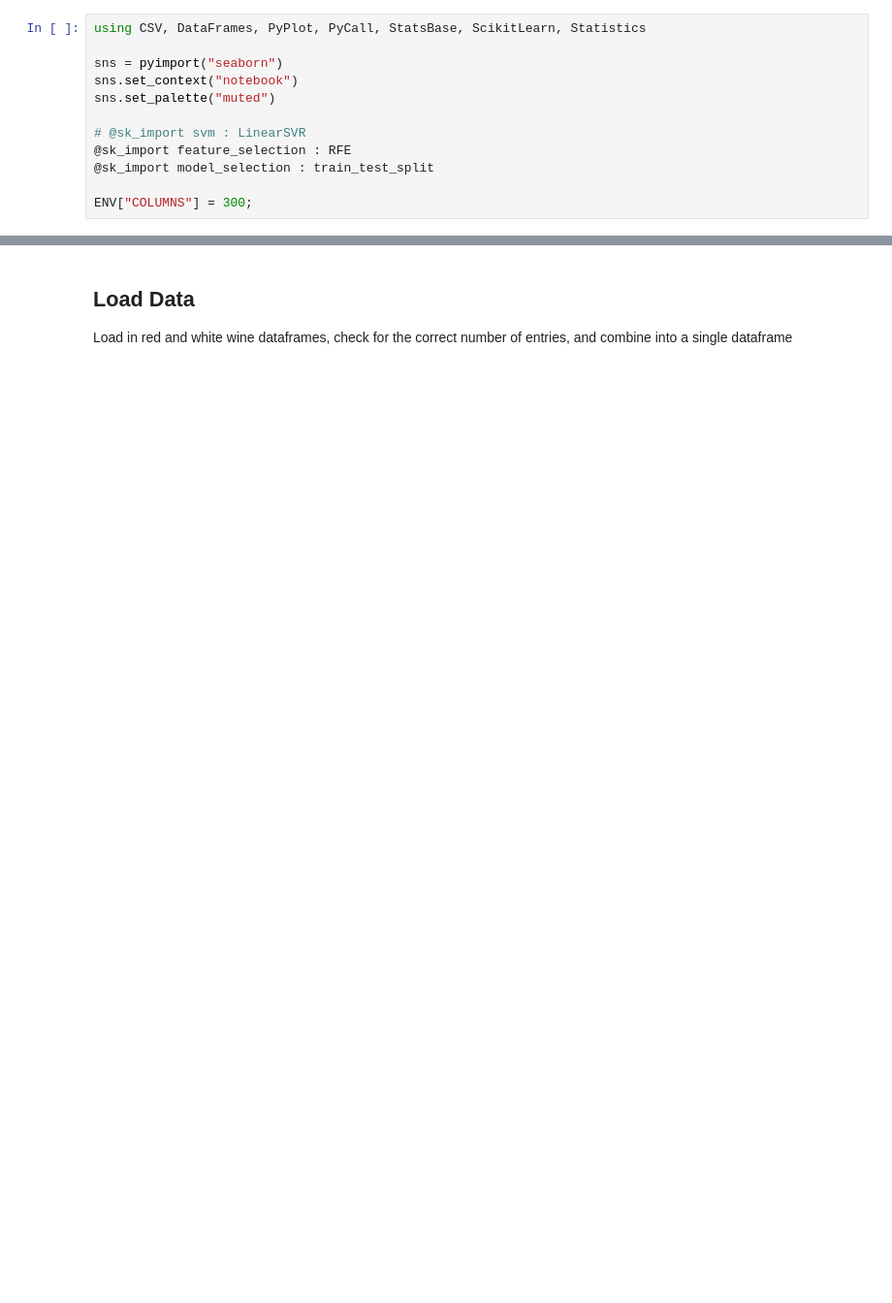
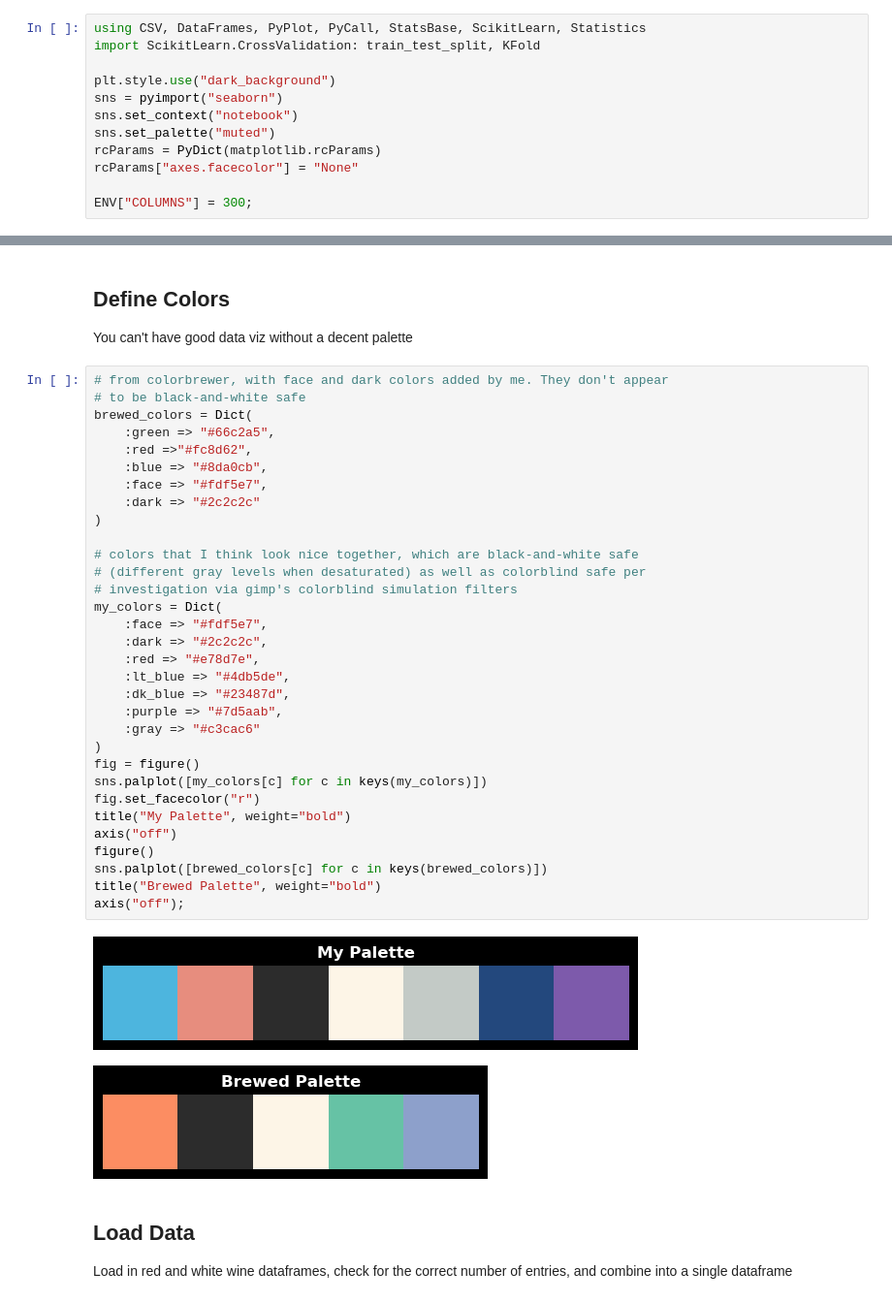
Before and after one commit to cartemic/CHE-599-intro-to-data-science, a Jupyter notebook: Project/Wine Quality.ipynb, the cells around one changed output, grey strips where cells are left out. Shown: that part at 97% size. Saved outputs shown, nothing was run; the diff lists cells and outputs as text; blank space fills up the shorter version.

```diff
--- a/Project/Wine Quality.ipynb
+++ b/Project/Wine Quality.ipynb
@@ -1,12 +1,12 @@
 # %%
 using CSV, DataFrames, PyPlot, PyCall, StatsBase, ScikitLearn, Statistics
+import ScikitLearn.CrossValidation: train_test_split, KFold
 
+plt.style.use("dark_background")
 sns = pyimport("seaborn")
 sns.set_context("notebook")
 sns.set_palette("muted")
-
-# @sk_import svm : LinearSVR
-@sk_import feature_selection : RFE
-@sk_import model_selection : train_test_split
+rcParams = PyDict(matplotlib.rcParams)
+rcParams["axes.facecolor"] = "None"
 
 ENV["COLUMNS"] = 300;
@@ -34,6 +35,44 @@ Steps:
 *
 
 **try LinearSVR and Linear regression**
+# %% [markdown]
+## Define Colors
+You can't have good data viz without a decent palette
+# %%
+# from colorbrewer, with face and dark colors added by me. They don't appear
+# to be black-and-white safe
+brewed_colors = Dict(
+    :green => "#66c2a5",
+    :red =>"#fc8d62",
+    :blue => "#8da0cb",
+    :face => "#fdf5e7",
+    :dark => "#2c2c2c"
+)
+
+# colors that I think look nice together, which are black-and-white safe
+# (different gray levels when desaturated) as well as colorblind safe per
+# investigation via gimp's colorblind simulation filters
+my_colors = Dict(
+    :face => "#fdf5e7",
+    :dark => "#2c2c2c",
+    :red => "#e78d7e",
+    :lt_blue => "#4db5de",
+    :dk_blue => "#23487d",
+    :purple => "#7d5aab",
+    :gray => "#c3cac6"
+)
+fig = figure()
+sns.palplot([my_colors[c] for c in keys(my_colors)])
+fig.set_facecolor("r")
+title("My Palette", weight="bold")
+axis("off")
+figure()
+sns.palplot([brewed_colors[c] for c in keys(brewed_colors)])
+title("Brewed Palette", weight="bold")
+axis("off");
+# %% [output]
+[figure, added]
+[figure, added]
 # %% [markdown]
 ## Load Data
 Load in red and white wine dataframes, check for the correct number of entries, and combine into a single dataframe
```
Also changed, not shown: parts of 58 cells of this notebook, 6 other files.
